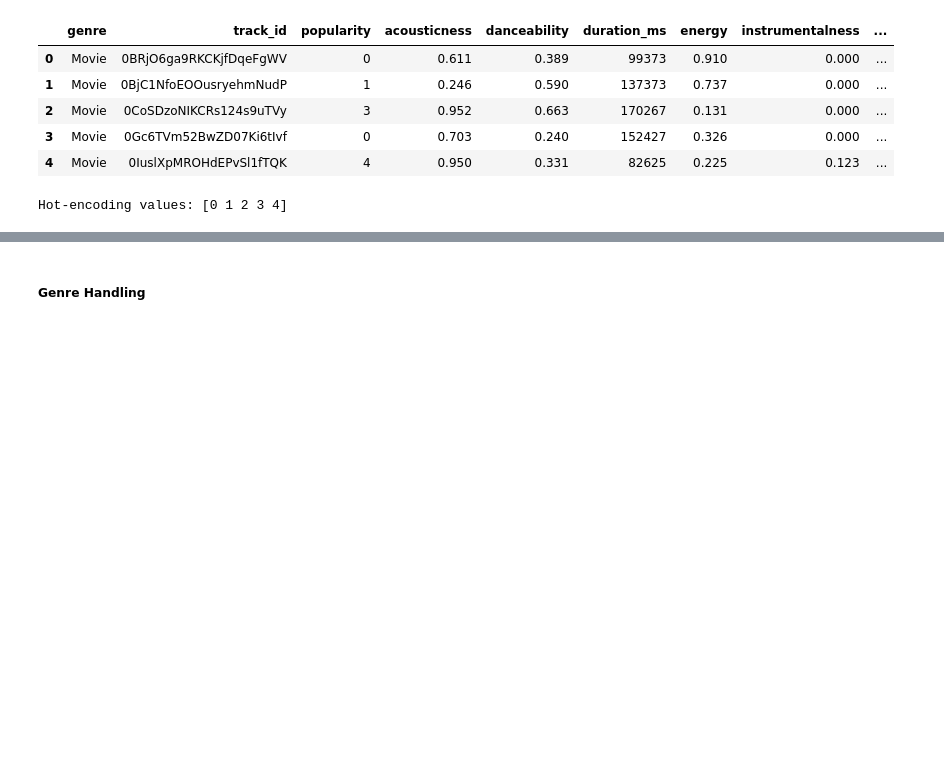
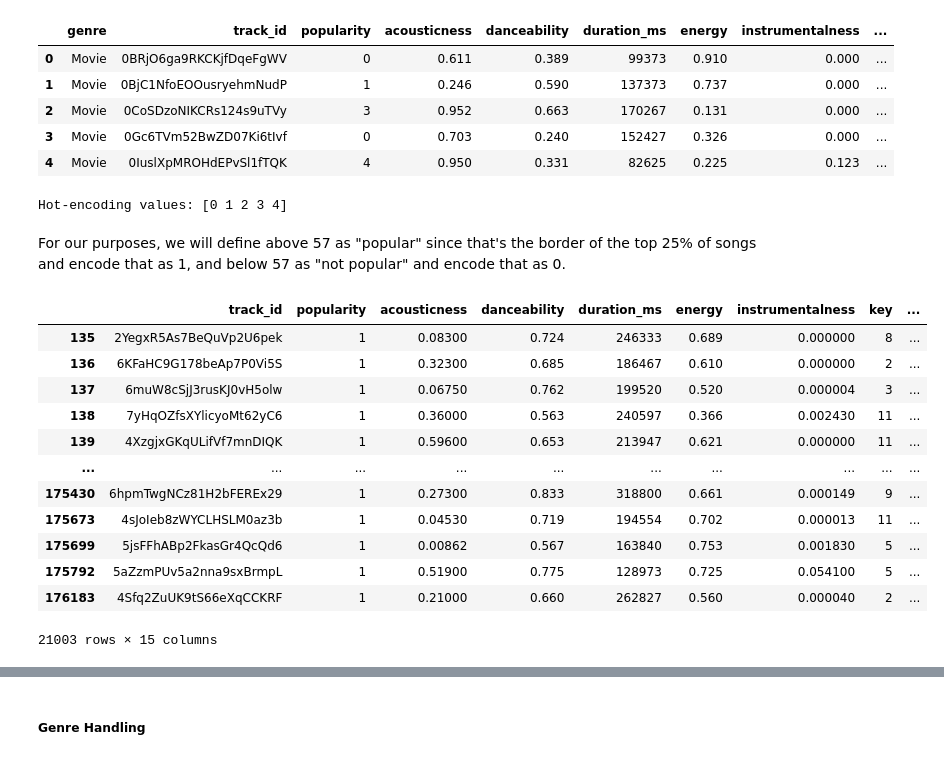
Before and after one commit to xiolett/ML1, a Jupyter notebook: Lab2_Classification/Group2_Lab2_Classification.ipynb, the cells around one changed output, grey strips where cells are left out. Saved outputs shown, nothing was run; the diff lists cells and outputs as text; code cells hidden in the pictures; blank space fills up the shorter version.

Commit message:
Added more duplication reduction of second task data and hot-encoding of popularity

```diff
--- a/Lab2_Classification/Group2_Lab2_Classification.ipynb
+++ b/Lab2_Classification/Group2_Lab2_Classification.ipynb
@@ -194,6 +194,7 @@ Unique key values: ['C#' 'F#' 'C' 'F' 'G' 'E' 'D#' 'G#' 'D' 'A#' 'A' 'B']
 list_of_keys = df['key'].unique()
 for i in range(len(list_of_keys)):
     df_audio_feats.loc[df_audio_feats['key'] == list_of_keys[i], 'key'] = i
+    df_audio_reg_feats.loc[df_audio_reg_feats['key'] == list_of_keys[i], 'key'] = i
 df_audio_feats['key'].sample(5)
 df_audio_feats.head()
 # %% [output]
@@ -215,6 +216,8 @@ Unique mode values: ['Major' 'Minor']
 # Mode: We will assign major = 1 and minor = 0
 df_audio_feats.loc[df_audio_feats["mode"] == 'Major', "mode"] = 1
 df_audio_feats.loc[df_audio_feats["mode"] == 'Minor', "mode"] = 0
+df_audio_reg_feats.loc[df_audio_reg_feats["mode"] == 'Major', "mode"] = 1
+df_audio_reg_feats.loc[df_audio_reg_feats["mode"] == 'Minor', "mode"] = 0
 df_audio_feats['mode'].sample(5)
 df_audio_feats.head()
 # %% [output]
@@ -235,7 +238,8 @@ Unique time signature values: ['4/4' '5/4' '3/4' '1/4' '0/4']
 # %%
 list_of_time_signatures = df_audio_feats['time_signature'].unique()
 for i in range(len(list_of_time_signatures)):
-    df_audio_feats.loc[df['time_signature'] == list_of_time_signatures[i], 'time_signature'] = i
+    df_audio_feats.loc[df_audio_feats['time_signature'] == list_of_time_signatures[i], 'time_signature'] = i
+    df_audio_reg_feats.loc[df_audio_reg_feats['time_signature'] == list_of_time_signatures[i], 'time_signature'] = i
 df_audio_feats['time_signature'].sample(5)
 df_audio_feats.head()
 # %% [output]
@@ -249,3 +253,26 @@ df_audio_feats.head()
 print(f'Hot-encoding values: {pd.unique(df_audio_feats["time_signature"])}')
 # %% [output]
 Hot-encoding values: [0 1 2 3 4]
+# %% [markdown]
+For our purposes, we will define above 57 as "popular" since that's the border of the top 25% of songs and encode that
+as 1, and below 57 as "not popular" and encode that as 0.
+# %%
+# Popularity
+df_audio_reg_feats.loc[df_audio_reg_feats['popularity'] < 57, 'popularity'] = 0
+df_audio_reg_feats.loc[df_audio_reg_feats['popularity'] >= 57, 'popularity'] = 1
+# %%
+df_audio_reg_feats.loc[df_audio_reg_feats['popularity'] == 1]
+# %% [output]
+|  | track_id | popularity | acousticness | danceability | duration_ms | energy | instrumentalness | key | ... |
+| 135 | 2YegxR5As7BeQuVp2U6pek | 1 | 0.08300 | 0.724 | 246333 | 0.689 | 0.000000 | 8 | ... |
+| 136 | 6KFaHC9G178beAp7P0Vi5S | 1 | 0.32300 | 0.685 | 186467 | 0.610 | 0.000000 | 2 | ... |
+| 137 | 6muW8cSjJ3rusKJ0vH5olw | 1 | 0.06750 | 0.762 | 199520 | 0.520 | 0.000004 | 3 | ... |
+| 138 | 7yHqOZfsXYlicyoMt62yC6 | 1 | 0.36000 | 0.563 | 240597 | 0.366 | 0.002430 | 11 | ... |
+| 139 | 4XzgjxGKqULifVf7mnDIQK | 1 | 0.59600 | 0.653 | 213947 | 0.621 | 0.000000 | 11 | ... |
+| ... | ... | ... | ... | ... | ... | ... | ... | ... | ... |
+| 175430 | 6hpmTwgNCz81H2bFEREx29 | 1 | 0.27300 | 0.833 | 318800 | 0.661 | 0.000149 | 9 | ... |
+| 175673 | 4sJoIeb8zWYCLHSLM0az3b | 1 | 0.04530 | 0.719 | 194554 | 0.702 | 0.000013 | 11 | ... |
+| 175699 | 5jsFFhABp2FkasGr4QcQd6 | 1 | 0.00862 | 0.567 | 163840 | 0.753 | 0.001830 | 5 | ... |
+| 175792 | 5aZzmPUv5a2nna9sxBrmpL | 1 | 0.51900 | 0.775 | 128973 | 0.725 | 0.054100 | 5 | ... |
+| 176183 | 4Sfq2ZuUK9tS66eXqCCKRF | 1 | 0.21000 | 0.660 | 262827 | 0.560 | 0.000040 | 2 | ... |
+21003 rows × 15 columns
```
Also changed, not shown: parts of 13 cells of this notebook.
